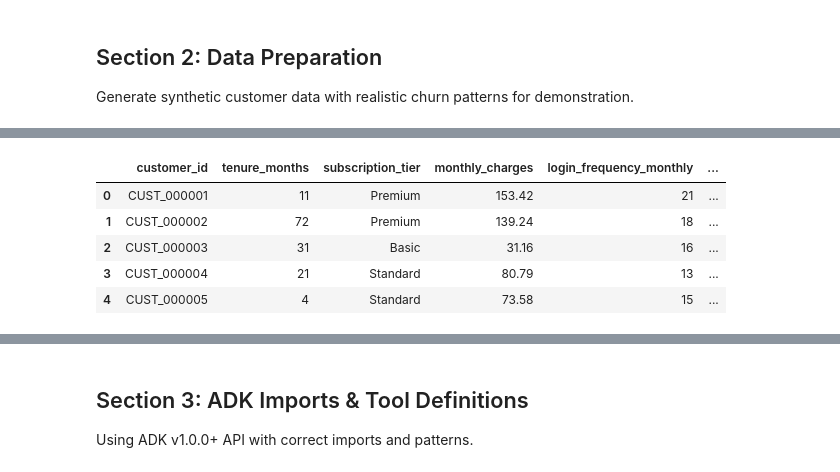
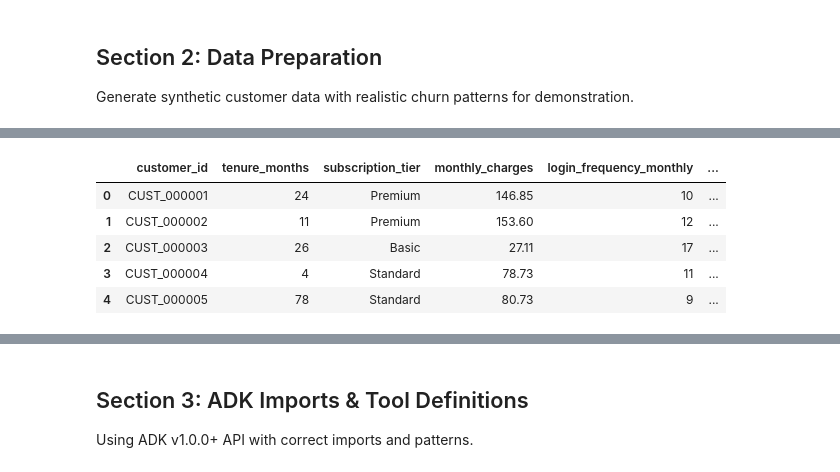
Before and after one commit to Iblouse/Proactive-churn-prevention, a Jupyter notebook: proactive-churn-prevention.ipynb, the cells around one changed output, grey strips where cells are left out. Saved outputs shown, nothing was run; the diff lists cells and outputs as text; code cells hidden in the pictures.

```diff
--- a/proactive-churn-prevention.ipynb
+++ b/proactive-churn-prevention.ipynb
@@ -128,14 +155,40 @@ from datetime import datetime, timedelta
 import json
 from typing import Dict, Any, List, Optional
 
-# Set random seed for reproducibility
-n_seed = 42
-np.random.seed(n_seed)
+# ============================================================
+# REPRODUCIBILITY CONFIGURATION
+# ============================================================
+TRAINING_SEED = 42      # For data generation and model training
+EXPERIMENT_SEED = 11    # For A/B test simulation
 
-def generate_customer_data(n_customers: int = 1000) -> pd.DataFrame:
+np.random.seed(TRAINING_SEED)
+print(f"🎲 Training seed: {TRAINING_SEED} | Experiment seed: {EXPERIMENT_SEED}")
+
+def generate_customer_data(n_customers: int = 3000) -> pd.DataFrame:
     """
-    Generate synthetic customer churn dataset with behavioral signals.
+    Generate synthetic customer data with realistic churn patterns.
+
+    ML WORKFLOW:
+    - This function generates ONLY ground truth labels and features
+    - churn_probability → PREDICTED by Logistic Regression (Cell 7)
+    - days_until_churn  → PREDICTED by Survival Analysis (Cell 8)
+
+    NOTE: tenure_months serves dual purpose:
+    - Feature for churn prediction
+    - Observation duration for survival analysis (converted to days)
+
+    Parameters
+    ----------
+    n_customers : int
+        Number of customers to generate
+
+    Returns
+    -------
+    pd.DataFrame
+        Customer data with features and churned label
     """
+    np.random.seed(TRAINING_SEED)
+
     # Customer IDs
     customer_ids = [f"CUST_{i:06d}" for i in range(1, n_customers + 1)]
 
@@ -168,7 +221,10 @@ def generate_customer_data(n_customers: int = 1000) -> pd.DataFrame:
     email_open_rate = np.random.beta(a=3, b=4, size=n_customers)
     last_activity_days = np.random.exponential(scale=7, size=n_customers).astype(int)
 
-    # Generate churn labels
+    # ================================================================
+    # GENERATE CHURN LABELS (Ground Truth)
+    # The ML model will learn to predict this from features
+    # ================================================================
     churn_score = (
         -0.02 * tenure_months +
         -0.03 * login_frequency +
@@ -180,14 +236,9 @@ def generate_customer_data(n_customers: int = 1000) -> pd.DataFrame:
         np.random.normal(0, 0.5, n_customers)
     )
 
-    churn_probability = 1 / (1 + np.exp(-churn_score))
-    churned = np.random.binomial(1, churn_probability)
-
-    days_until_churn = np.where(
-        churned == 1,
-        np.random.exponential(scale=45, size=n_customers).astype(int),
-        np.nan
-    )
+    # Hidden probability (used ONLY for label generation, NOT stored)
+    _hidden_prob = 1 / (1 + np.exp(-churn_score))
+    churned = np.random.binomial(1, _hidden_prob)
 
     df = pd.DataFrame({
         'customer_id': customer_ids,
@@ -202,9 +253,9 @@ def generate_customer_data(n_customers: int = 1000) -> pd.DataFrame:
         'nps_score': nps_score,
         'email_open_rate': np.round(email_open_rate, 3),
         'last_activity_days': last_activity_days,
-        'churned': churned,
-        'days_until_churn': days_until_churn,
-        'churn_probability': np.round(churn_probability, 4)
+        'churned': churned
+        # ⚠️ NO churn_probability - PREDICTED by model (Cell 7)
+        # ⚠️ NO days_until_churn - PREDICTED by survival model (Cell 8)
     })
 
     return df
@@ -212,8 +263,14 @@ def generate_customer_data(n_customers: int = 1000) -> pd.DataFrame:
 # Generate dataset
 customer_df = generate_customer_data(n_customers=3000)
 
-print(f"Dataset Shape: {customer_df.shape}")
-print(f"Churn Rate: {customer_df['churned'].mean():.1%}")
-print(f"\nSample Records:")
+print(f"✅ Generated {len(customer_df)} customers")
+print(f"   Churn rate: {customer_df['churned'].mean():.1%}")
+print(f"   Churned: {customer_df['churned'].sum()} | Retained: {(customer_df['churned'] == 0).sum()}")
+print(f"   Tenure range: {customer_df['tenure_months'].min()}-{customer_df['tenure_months'].max()} months")
+print(f"\n📋 Columns: {list(customer_df.columns)}")
+print(f"\n⚠️  To be PREDICTED by models:")
+print(f"   • churn_probability        → Logistic Regression (Cell 7)")
+print(f"   • predicted_days_until_churn → Survival Analysis (Cell 8)")
+
 customer_df.head()
 # %% [output]
@@ -224,7 +288,7 @@ Sample Records:
 |  | customer_id | tenure_months | subscription_tier | monthly_charges | login_frequency_monthly | ... |
-| 0 | CUST_000001 | 11 | Premium | 153.42 | 21 | ... |
-| 1 | CUST_000002 | 72 | Premium | 139.24 | 18 | ... |
-| 2 | CUST_000003 | 31 | Basic | 31.16 | 16 | ... |
-| 3 | CUST_000004 | 21 | Standard | 80.79 | 13 | ... |
-| 4 | CUST_000005 | 4 | Standard | 73.58 | 15 | ... |
+| 0 | CUST_000001 | 24 | Premium | 146.85 | 10 | ... |
+| 1 | CUST_000002 | 11 | Premium | 153.60 | 12 | ... |
+| 2 | CUST_000003 | 26 | Basic | 27.11 | 17 | ... |
+| 3 | CUST_000004 | 4 | Standard | 78.73 | 11 | ... |
+| 4 | CUST_000005 | 78 | Standard | 80.73 | 9 | ... |
 # %%
```
Also changed, not shown: parts of 43 cells of this notebook, 14 other files.
